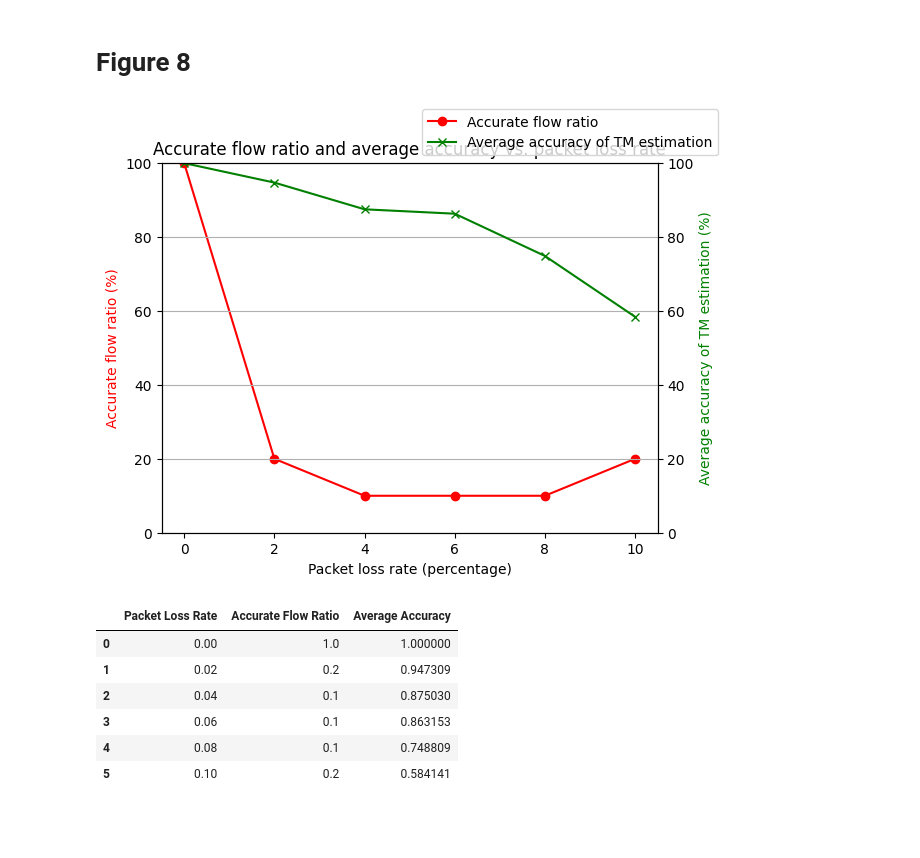
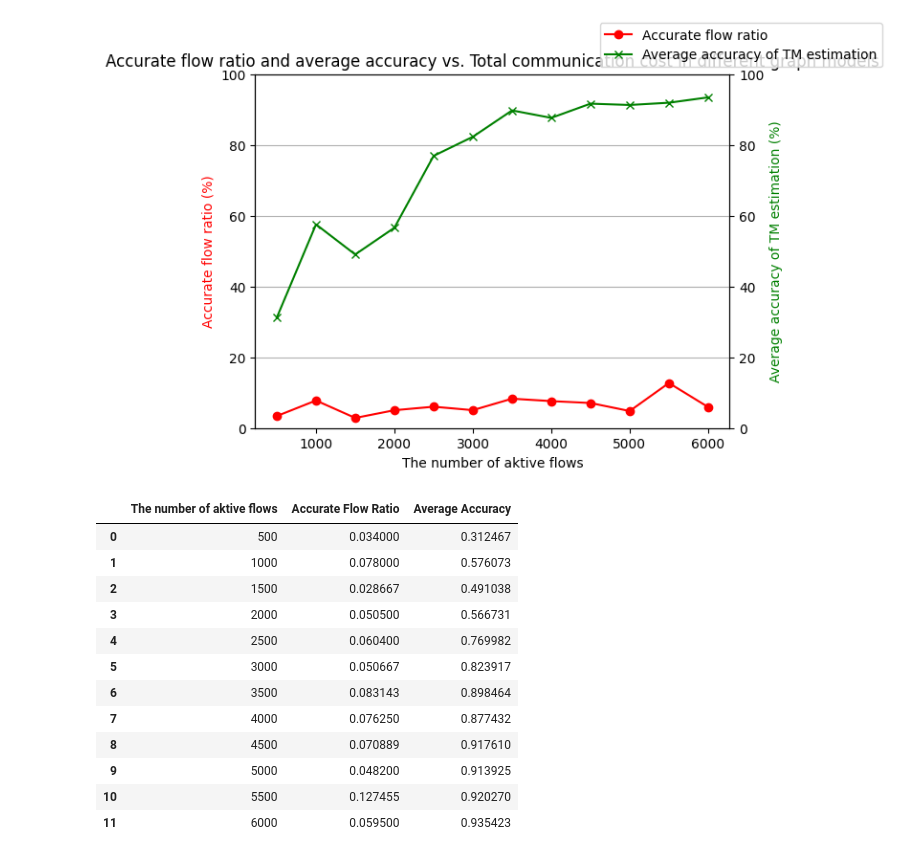
Before and after one commit to yalewoosoft/flowcover, a Jupyter notebook: figures.ipynb, the cells around one changed output. Cells and saved outputs as stored; diff of their text form; code cells hidden in the pictures; blank space fills up the shorter version.

Commit message:
add figure7

```diff
--- a/figures.ipynb
+++ b/figures.ipynb
@@ -298,5 +3,3 @@ plt.show()
-# %% [markdown]
-# Figure 8
 # %%
 import json
 import os
@@ -325,6 +28,8 @@ def calculate_accurate_flow_ratio_and_average_accuracy(flow_stats_file, trafgen_
         total_flows += 1
         if flow_id in trafgen_stats:
             trafgen_stat = trafgen_stats[flow_id]
+            if trafgen_stat == 0:
+                continue
             if flow_stat == trafgen_stat:
                 accurate_flow_count += 1
 
@@ -337,61 +42,60 @@ def calculate_accurate_flow_ratio_and_average_accuracy(flow_stats_file, trafgen_
 
     return accurate_flow_ratio, average_accuracy
 
-# Define the packet loss ratios and corresponding files
-packet_loss_ratios = [0, 0.02, 0.04, 0.06, 0.08, 0.1]
-flow_stats_files = [f'stats/flow_stats_{ratio}.json' for ratio in packet_loss_ratios]
-trafgen_stats_files = [f'stats/trafgen_stats_{ratio}.json' for ratio in packet_loss_ratios]
 
-# Initialize results list
-results = []
+num_flows = [500,1000,1500,2000,2500,3000,3500,4000,4500,5000,5500,6000]
+flow_stats_files = [f'stats/flow_stats_{num_flow}.json' for num_flow in num_flows]
+trafgen_stats_files = [f'stats/trafgen_stats_{num_flow}.json' for num_flow in num_flows]
 
-# Define the packet loss ratios and corresponding files
-packet_loss_ratios = [0, 0.02, 0.04, 0.06, 0.08, 0.1]
-flow_stats_files = [f'stats/flow_stats_{ratio}.json' for ratio in packet_loss_ratios]
-trafgen_stats_files = [f'stats/trafgen_stats_{ratio}.json' for ratio in packet_loss_ratios]
 
-# Initialize results list
+
 results = []
 
 # Calculate metrics for each packet loss ratio
-for ratio, flow_file, trafgen_file in zip(packet_loss_ratios, flow_stats_files, trafgen_stats_files):
+for num_flow, flow_file, trafgen_file in zip(num_flows, flow_stats_files, trafgen_stats_files):
     accurate_flow_ratio, average_accuracy = calculate_accurate_flow_ratio_and_average_accuracy(flow_file, trafgen_file)
-    results.append([ratio, accurate_flow_ratio, average_accuracy])
+    results.append([num_flow, accurate_flow_ratio, average_accuracy])
 
 # Save results to a CSV file
-results_df = pd.DataFrame(results, columns=['Packet Loss Rate', 'Accurate Flow Ratio', 'Average Accuracy'])
+results_df = pd.DataFrame(results, columns=['The number of aktive flows', 'Accurate Flow Ratio', 'Average Accuracy'])
 # Save results to CSV
 timestamp = time.strftime("%Y%m%d-%H%M%S")
 filename = f"data/accuracy_results_{timestamp}.csv"
 results_df.to_csv(filename, index=False)
 
 # Plot the results
 fig, ax1 = plt.subplots()
 
 ax2 = ax1.twinx()
-ax1.plot(results_df['Packet Loss Rate'] * 100, results_df['Accurate Flow Ratio'] * 100, 'r-', marker='o')
-ax2.plot(results_df['Packet Loss Rate'] * 100, results_df['Average Accuracy'] * 100, 'g-', marker='x')
+ax1.plot(results_df['The number of aktive flows'], results_df['Accurate Flow Ratio'] * 100, 'r-', marker='o')
+ax2.plot(results_df['The number of aktive flows'], results_df['Average Accuracy'] * 100, 'g-', marker='x')
 
-ax1.set_xlabel('Packet loss rate (percentage)')
+ax1.set_xlabel('The number of aktive flows')
 ax1.set_ylabel('Accurate flow ratio (%)', color='r')
 ax2.set_ylabel('Average accuracy of TM estimation (%)', color='g')
 
-plt.title('Accurate flow ratio and average accuracy vs. packet loss rate')
+plt.title('Accurate flow ratio and average accuracy vs. Total communication cost in different graph models')
 ax1.set_ylim(0, 100)
 ax2.set_ylim(0, 100)
 
 fig.legend(['Accurate flow ratio', 'Average accuracy of TM estimation'], loc='upper right')
 plt.grid(True)
 plt.show()
 
 # Display the dataframe
 results_df
 # %% [output]
-[figure, old version]
+[figure, new version]
-|  | Packet Loss Rate | Accurate Flow Ratio | Average Accuracy |
-| 0 | 0.00 | 1.0 | 1.000000 |
-| 1 | 0.02 | 0.2 | 0.947309 |
-| 2 | 0.04 | 0.1 | 0.875030 |
-| 3 | 0.06 | 0.1 | 0.863153 |
-| 4 | 0.08 | 0.1 | 0.748809 |
-| 5 | 0.10 | 0.2 | 0.584141 |
+|  | The number of aktive flows | Accurate Flow Ratio | Average Accuracy |
+| 0 | 500 | 0.034000 | 0.312467 |
+| 1 | 1000 | 0.078000 | 0.576073 |
+| 2 | 1500 | 0.028667 | 0.491038 |
+| 3 | 2000 | 0.050500 | 0.566731 |
+| 4 | 2500 | 0.060400 | 0.769982 |
+| 5 | 3000 | 0.050667 | 0.823917 |
+| 6 | 3500 | 0.083143 | 0.898464 |
+| 7 | 4000 | 0.076250 | 0.877432 |
+| 8 | 4500 | 0.070889 | 0.917610 |
+| 9 | 5000 | 0.048200 | 0.913925 |
+| 10 | 5500 | 0.127455 | 0.920270 |
+| 11 | 6000 | 0.059500 | 0.935423 |
```
Also changed, not shown: parts of 18 cells of this notebook, 14 other files.
